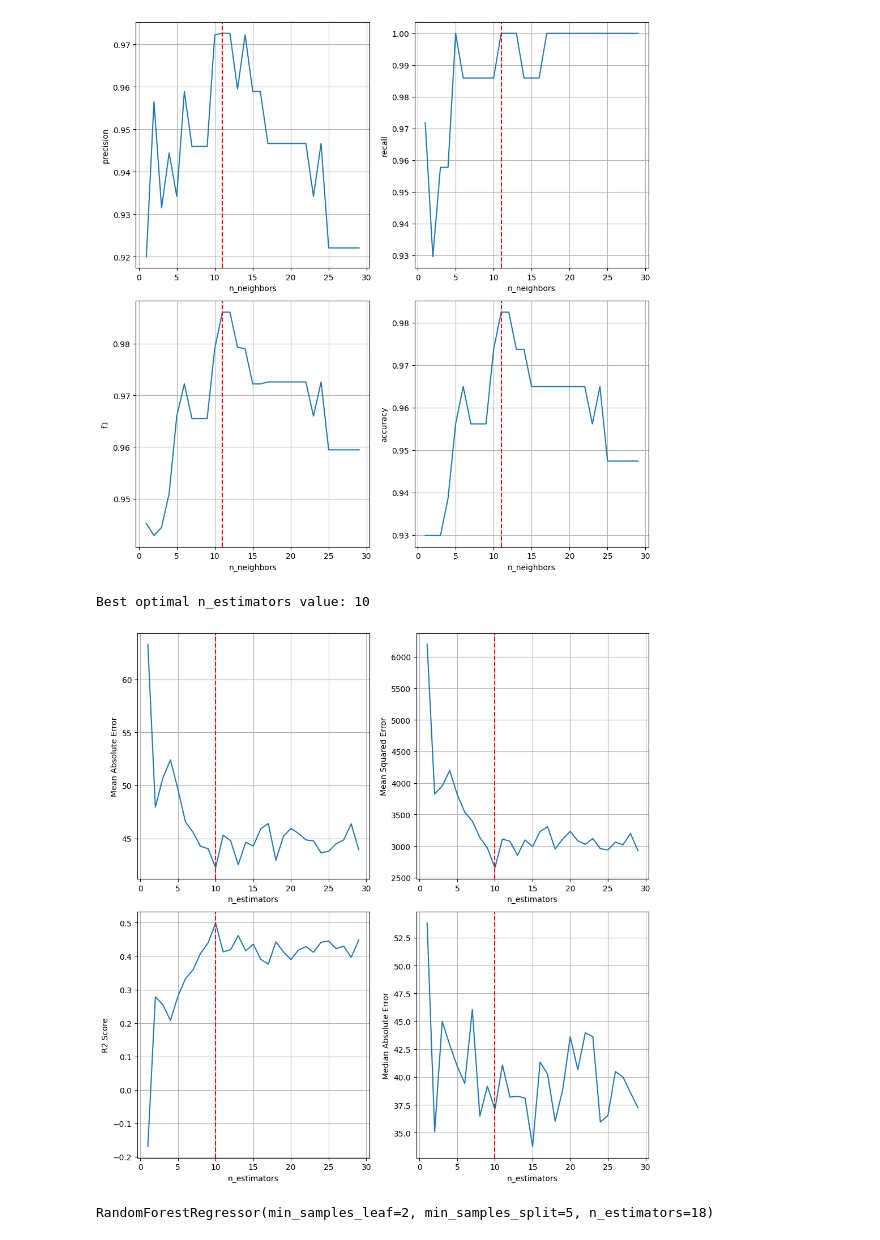
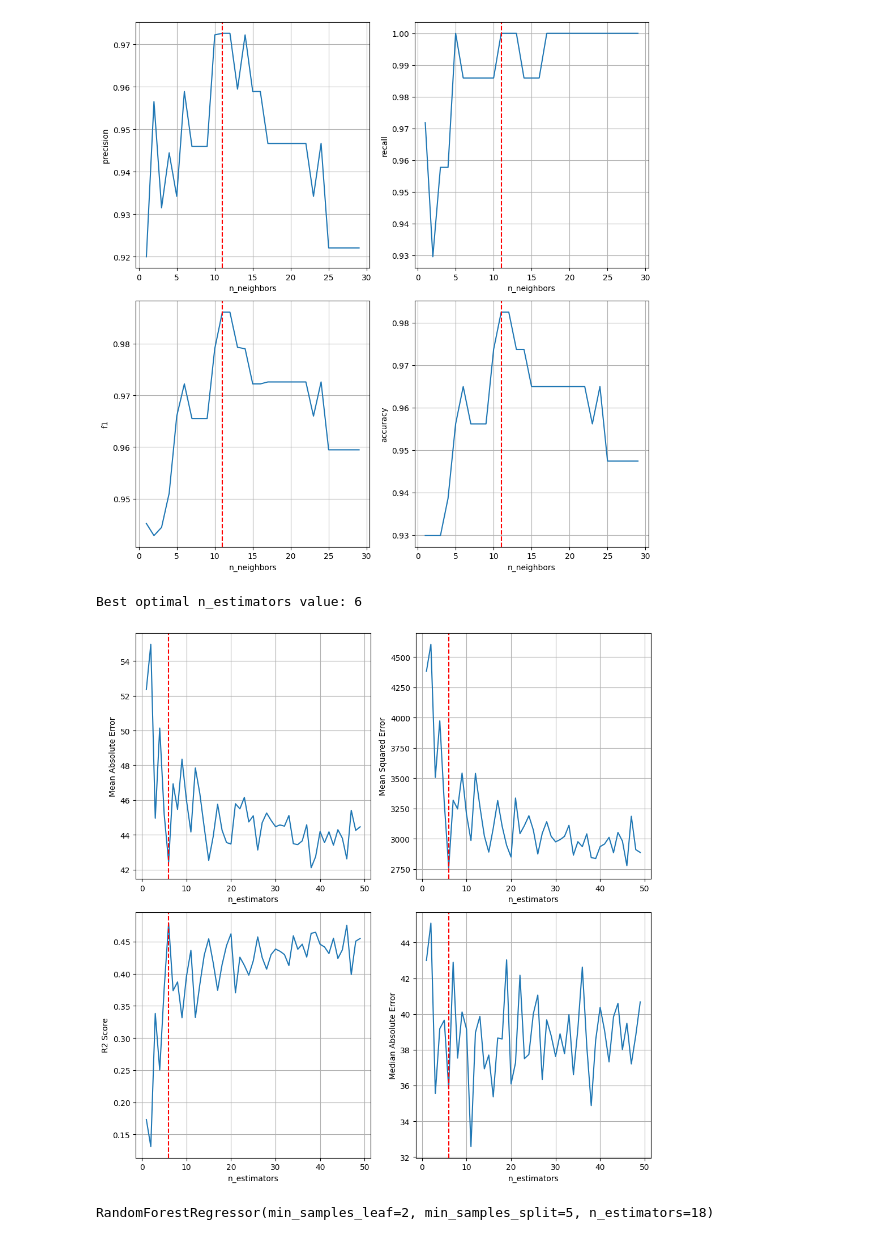
Before and after one commit to Familenko/data_cleaning_class, a Jupyter notebook: test.ipynb, the cells around one changed output. Cells and saved outputs as stored; diff of their text form; code cells hidden in the pictures.

```diff
--- a/test.ipynb
+++ b/test.ipynb
@@ -173,24 +173,24 @@ model = tuning_classifier(X_train=X_train, y_train=y_train, X_valid=X_valid, y_v
 # %%
 from sklearn.datasets import load_diabetes
 from sklearn.model_selection import train_test_split
 from sklearn.ensemble import RandomForestRegressor
 
 diabetes = load_diabetes()
 X_reg, y_reg = diabetes.data, diabetes.target
 
 X_train_reg, X_valid_reg, y_train_reg, y_valid_reg = train_test_split(X_reg, y_reg, test_size=0.2, random_state=42)
 
 knn_regressor = RandomForestRegressor(
     n_estimators=10,
     min_samples_split=5,
     min_samples_leaf=2,
 )
 
 tuning_regressor(X_train=X_train_reg, y_train=y_train_reg, X_valid=X_valid_reg, y_valid=y_valid_reg,
-       estimator=knn_regressor, parameter='n_estimators', min_n=1, max_n=30, step=1)
+       estimator=knn_regressor, parameter='n_estimators', min_n=1, max_n=50, step=1)
 # %% [output]
-Best optimal n_estimators value: 10
+Best optimal n_estimators value: 6
-[figure, old version]
+[figure, new version]
 # %%
 tuning_regressor(X_train=X_train_reg, y_train=y_train_reg, X_valid=X_valid_reg, y_valid=y_valid_reg,
        estimator=knn_regressor, parameter='n_estimators', min_n=1, max_n=30, step=1, set_parameter=18)
```
Also changed, not shown: parts of 10 cells of this notebook, 3 other files.
